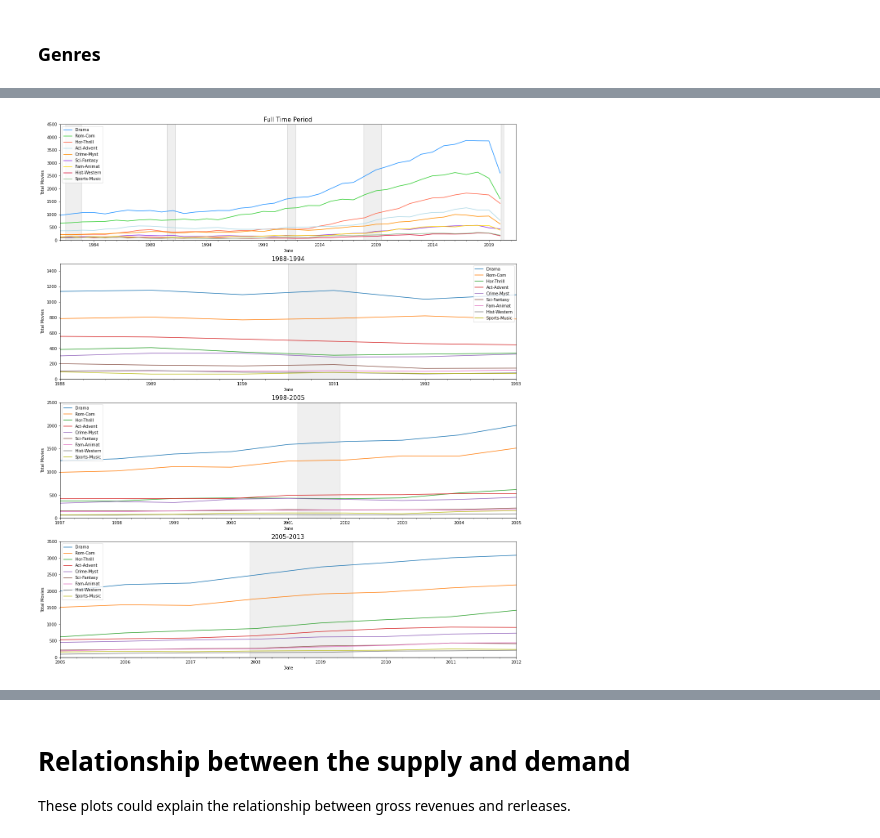
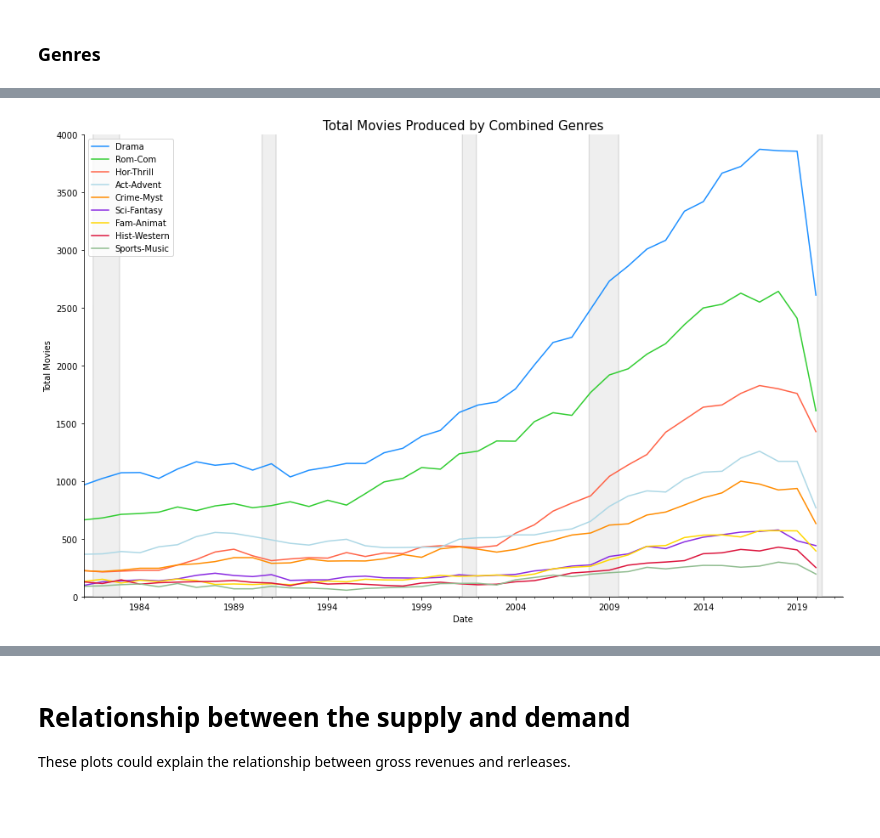
Before and after one commit to FabrizioCabreraC/Hollywood-as-recession-proof, a Jupyter notebook: Hollywood_Project.ipynb, the cells around one changed output, grey strips where cells are left out. Cells and saved outputs as stored; diff of their text form; code cells hidden in the pictures; blank space fills up the shorter version.

```diff
--- a/Hollywood_Project.ipynb
+++ b/Hollywood_Project.ipynb
@@ -870,45 +799,22 @@ for i in range(0,4):
-# %%
-# Genres graphed by percent change
-fig, axi = plt.subplots(4,1, figsize = (20,24))
-
-us_rec_scale["USREC"].plot.area(ax=axi[0], alpha=0.12, color="gray", label=str())
-us_rec_scale["negative"].plot.area(ax=axi[0], alpha=0.12, color="gray", label=str())
-genres[comb_cats].plot(ax=axi[0], color=comb_cats_c)
-axi[0].legend(loc='best')
-axi[0].set_xlim("1981-01-01", "2021-06-01")
-axi[0].set_ylim(0, 4500)
-
-us_rec_scale["USREC"].plot.area(ax=axi[1], alpha=0.12, color="gray", label=str())
-us_rec_scale["negative"].plot.area(ax=axi[1], alpha=0.12, color="gray", label=str())
-genres[comb_cats].plot(ax=axi[1])
-axi[1].legend(loc='best')
-axi[1].set_xlim("1988-01-01", "1993-01-01")
-axi[1].set_ylim(0, 1500)
-
-us_rec_scale["USREC"].plot.area(ax=axi[2], alpha=0.12, color="gray", label=str())
-us_rec_scale["negative"].plot.area(ax=axi[2], alpha=0.12, color="gray", label=str())
-genres[comb_cats].plot(ax=axi[2])
-axi[2].legend(loc='best')
-axi[2].set_xlim("1997-01-01", "2005-01-01")
-axi[2].set_ylim(0, 2500)
-
-us_rec_scale["USREC"].plot.area(ax=axi[3], alpha=0.12, color="gray", label=str())
-us_rec_scale["negative"].plot.area(ax=axi[3], alpha=0.12, color="gray", label=str())
-genres[comb_cats].plot(ax=axi[3])
-axi[3].legend(loc='best')
-axi[3].set_xlim("2005-01-01", "2012-01-01")
-axi[3].set_ylim(0, 3500)
-
-axi[0].set_title("Full Time Period", fontsize=15)
-axi[1].set_title("1988-1994", fontsize=15)
-axi[2].set_title("1998-2005", fontsize=15)
-axi[3].set_title("2005-2013", fontsize=15)
-
-for i in range(0,4):
-    axi[i].axhline(0, color="k", alpha=0.3)
-    axi[i].set_ylabel("Total Movies")
-# %% [output]
-[figure, removed]
+# %%
+# Genres graphed by percent change
+fig, ax = plt.subplots(figsize = (16,10))
+
+us_rec_scale["USREC"].plot.area(ax=ax, alpha=0.12, color="gray", label=str())
+us_rec_scale["negative"].plot.area(ax=ax, alpha=0.12, color="gray", label=str())
+genres[comb_cats].plot(ax=ax, color=comb_cats_c)
+ax.legend(loc='best')
+ax.set_xlim("1981-01-01", "2021-06-01")
+ax.set_ylim(0, 4000)
+
+ax.set_title("Total Movies Produced by Combined Genres", fontsize=15)
+
+for i in range(0,4):
+    ax.set_ylabel("Total Movies")
+    ax.spines["right"].set_visible(False)
+    ax.spines["top"].set_visible(False)
+# %% [output]
+[figure, added]
 # %%
 import matplotlib.patches as mpatches
 
```
Also changed, not shown: parts of 9 cells of this notebook.
